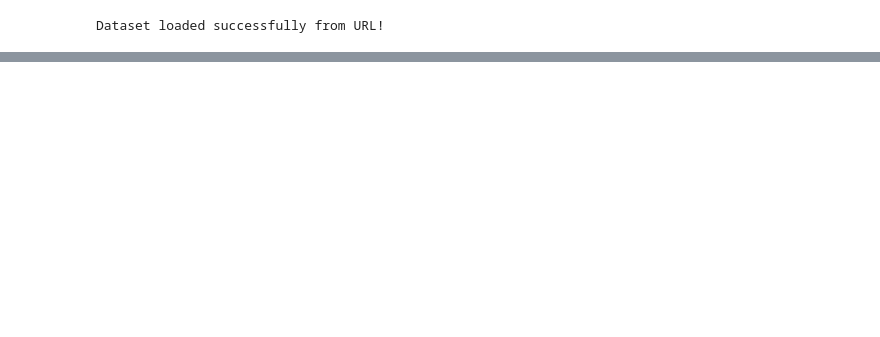
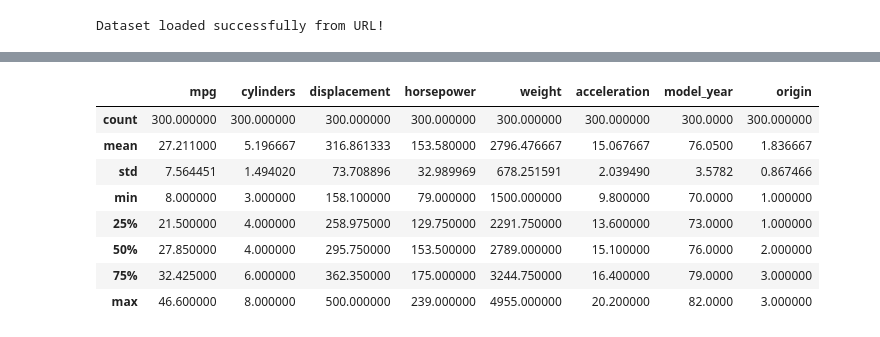
Before and after one commit to EleniAndualem/qiyas-2026-000054, a Jupyter notebook: phase 2 - ML/ML lab exercise.ipynb, the cells around one changed output, grey strips where cells are left out. Cells and saved outputs as stored; diff of their text form; code cells hidden in the pictures; blank space fills up the shorter version.

```diff
--- a/phase 2 - ML/ML lab exercise.ipynb
+++ b/phase 2 - ML/ML lab exercise.ipynb
@@ -49,0 +81,13 @@ Dataset loaded successfully from URL!
+# %%
+# 5. Display describe() .
+vehicles.describe()
+# %% [output]
+|  | mpg | cylinders | displacement | horsepower | weight | acceleration | model_year | origin |
+| count | 300.000000 | 300.000000 | 300.000000 | 300.000000 | 300.000000 | 300.000000 | 300.0000 | 300.000000 |
+| mean | 27.211000 | 5.196667 | 316.861333 | 153.580000 | 2796.476667 | 15.067667 | 76.0500 | 1.836667 |
+| std | 7.564451 | 1.494020 | 73.708896 | 32.989969 | 678.251591 | 2.039490 | 3.5782 | 0.867466 |
+| min | 8.000000 | 3.000000 | 158.100000 | 79.000000 | 1500.000000 | 9.800000 | 70.0000 | 1.000000 |
+| 25% | 21.500000 | 4.000000 | 258.975000 | 129.750000 | 2291.750000 | 13.600000 | 73.0000 | 1.000000 |
+| 50% | 27.850000 | 4.000000 | 295.750000 | 153.500000 | 2789.000000 | 15.100000 | 76.0000 | 2.000000 |
+| 75% | 32.425000 | 6.000000 | 362.350000 | 175.000000 | 3244.750000 | 16.400000 | 79.0000 | 3.000000 |
+| max | 46.600000 | 8.000000 | 500.000000 | 239.000000 | 4955.000000 | 20.200000 | 82.0000 | 3.000000 |
```
Also changed, not shown: parts of 13 cells of this notebook.
